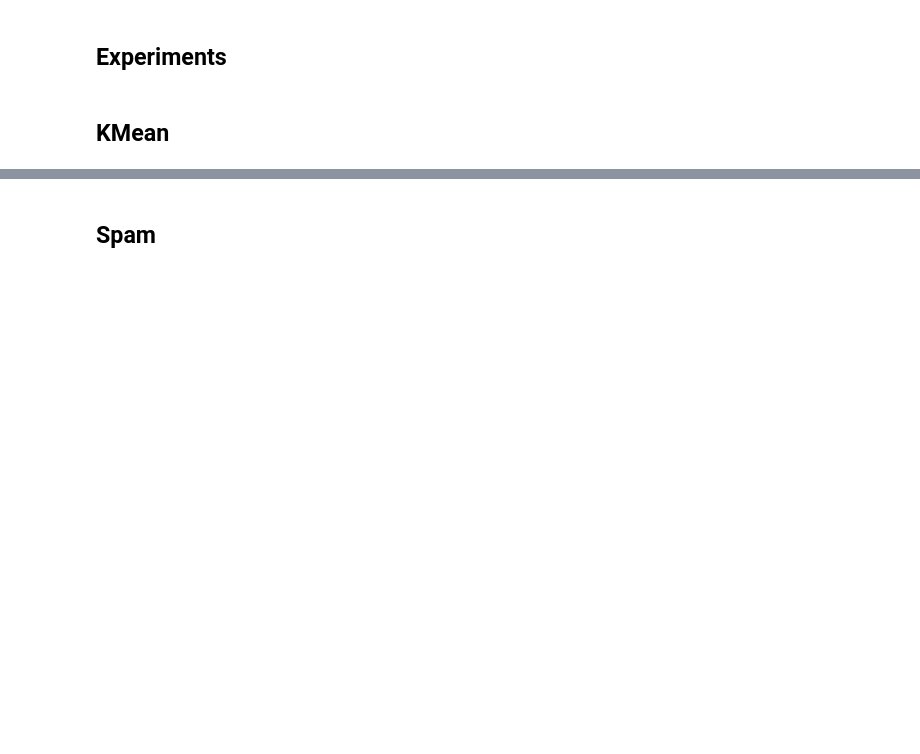
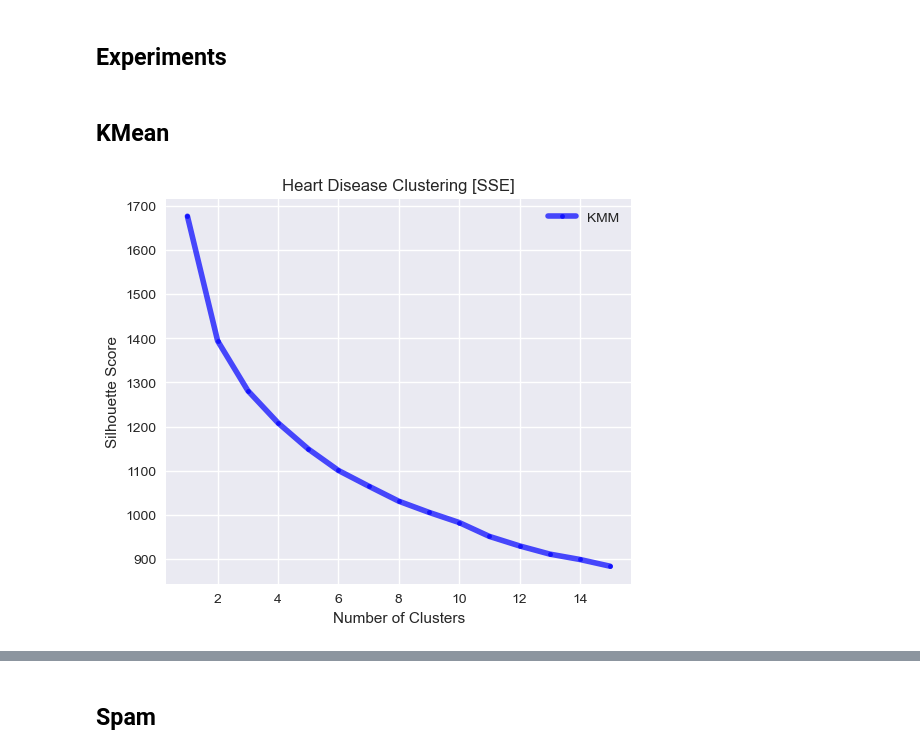
Before and after one commit to Alijafr/ML, a Jupyter notebook: assignment 3/code/Clustering.ipynb, the cells around one changed output, grey strips where cells are left out. Cells and saved outputs as stored; diff of their text form; code cells hidden in the pictures; blank space fills up the shorter version.

```diff
--- a/assignment 3/code/Clustering.ipynb
+++ b/assignment 3/code/Clustering.ipynb
@@ -129,0 +146,13 @@ silhouette_score?
+# %%
+plt.figure(figsize=(6,5))
+plt.plot(clusters,-sse_kmm,marker='.', color='blue', linewidth=4, alpha=0.7,label='KMM')
+# plt.plot(clusters,bic_gmm,marker='.', color='green', linewidth=4, alpha=0.7,label='GMM')
+# plt.plot(clusters,adjust_mut_info,marker='.', color='green', linewidth=4, alpha=0.7,label='Adjusted Mutual Information')
+
+plt.title("Heart Disease Clustering [SSE]")
+plt.legend(loc='best')
+plt.xlabel("Number of Clusters")
+plt.ylabel("Silhouette Score")
+plt.savefig(save_folder+"heart_elbow.pdf")
+# %% [output]
+[figure, added]
```
Also changed, not shown: parts of 9 cells of this notebook, 24 other files.
